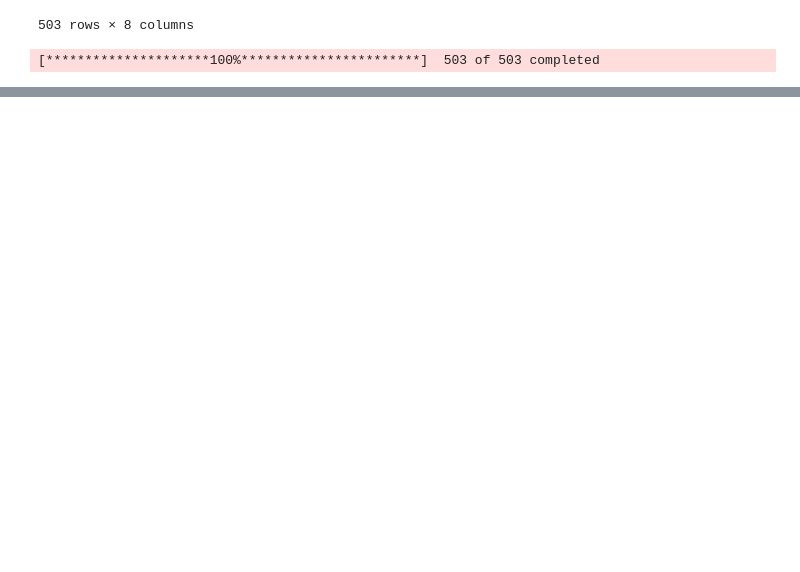
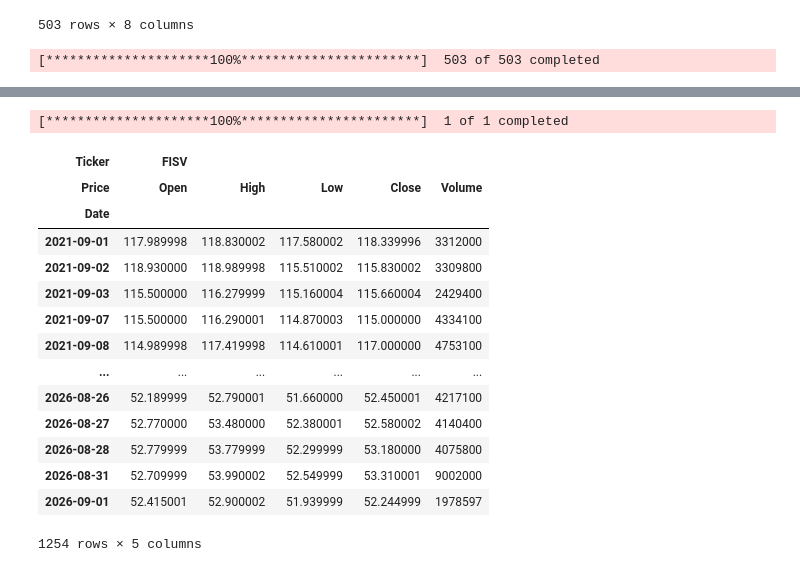
Before and after one commit to Mazharul419/Finance-Data-Platform, a Jupyter notebook: Data_import.ipynb, the cells around one changed output, grey strips where cells are left out. Cells and saved outputs as stored; diff of their text form; code cells hidden in the pictures; blank space fills up the shorter version.

```diff
--- a/Data_import.ipynb
+++ b/Data_import.ipynb
@@ -186 +200,20 @@ fully_missing, fully_null, partially_null = validate_download(df, tickerStrings)
+# %%
+yf.download("FISV", group_by='Ticker', period='5y')
+# %% [output]
+[*********************100%***********************]  1 of 1 completed
+| Ticker | FISV |  |  |  |  |
+| Price | Open | High | Low | Close | Volume |
+| Date |  |  |  |  |  |
+| 2021-09-01 | 117.989998 | 118.830002 | 117.580002 | 118.339996 | 3312000 |
+| 2021-09-02 | 118.930000 | 118.989998 | 115.510002 | 115.830002 | 3309800 |
+| 2021-09-03 | 115.500000 | 116.279999 | 115.160004 | 115.660004 | 2429400 |
+| 2021-09-07 | 115.500000 | 116.290001 | 114.870003 | 115.000000 | 4334100 |
+| 2021-09-08 | 114.989998 | 117.419998 | 114.610001 | 117.000000 | 4753100 |
+| ... | ... | ... | ... | ... | ... |
+| 2026-08-26 | 52.189999 | 52.790001 | 51.660000 | 52.450001 | 4217100 |
+| 2026-08-27 | 52.770000 | 53.480000 | 52.380001 | 52.580002 | 4140400 |
+| 2026-08-28 | 52.779999 | 53.779999 | 52.299999 | 53.180000 | 4075800 |
+| 2026-08-31 | 52.709999 | 53.990002 | 52.549999 | 53.310001 | 9002000 |
+| 2026-09-01 | 52.415001 | 52.900002 | 51.939999 | 52.244999 | 1978597 |
+1254 rows × 5 columns
 # %%
```
Also changed, not shown: parts of 7 cells of this notebook, 3 other files.
